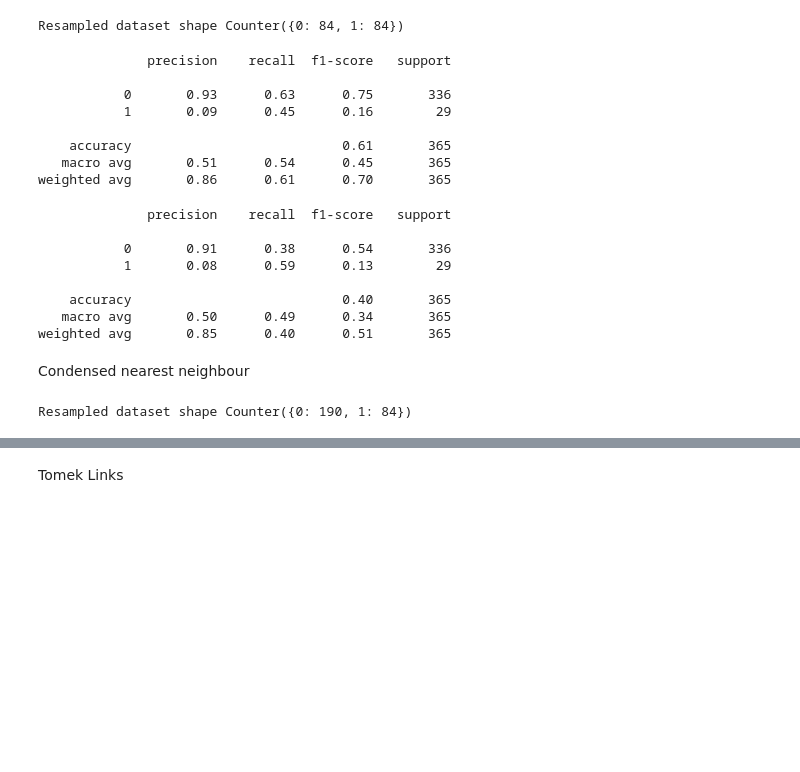
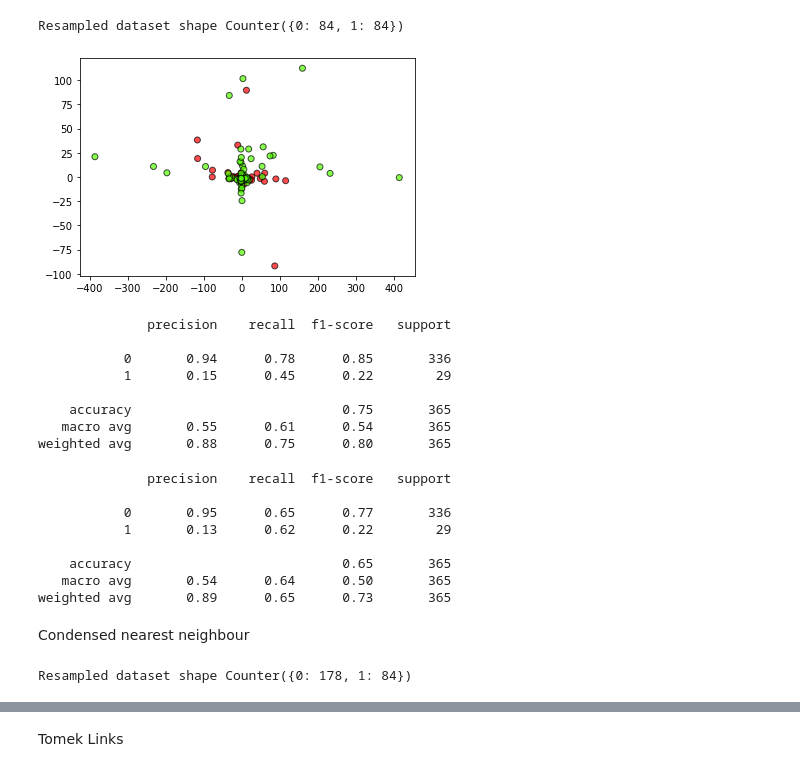
Before and after one commit to Diabelny/Data-Mining-2, a Jupyter notebook: ImbalancingEmotionalIntensity.ipynb, the cells around one changed output, grey strips where cells are left out. Drawn from its saved outputs; the diff is of its cells as text; code cells hidden in the pictures; blank space fills up the shorter version.

```diff
--- a/ImbalancingEmotionalIntensity.ipynb
+++ b/ImbalancingEmotionalIntensity.ipynb
@@ -31,12 +31,12 @@ df_test=pd.read_csv("./Dataset_prepared/Prepared_test.csv")
 # %%
 df_train.drop('actor',axis=1,inplace=True)
 df_train.drop('filename',axis=1,inplace=True)
-df_train.drop('Unnamed: 0',axis=1,inplace=True)
+#df_train.drop('Unnamed: 0',axis=1,inplace=True)
 
 
 df_test.drop('actor',axis=1,inplace=True)
 df_test.drop('filename',axis=1,inplace=True)
-df_test.drop('Unnamed: 0',axis=1,inplace=True)
+#df_test.drop('Unnamed: 0',axis=1,inplace=True)
 # %%
 df_train.head()
 # %% [output]
@@ -328,0 +333,17 @@ weighted avg       0.86      0.90      0.88       365
+# %%
+clf = DecisionTreeClassifier(max_depth=15,min_samples_leaf=10,min_samples_split=15)
+clf.fit(X_train, y_train)
+
+def adjusted_predict(X, thr=0.5):
+    y_score = clf.predict_proba(X_test)[:, 1]
+    return np.array([1 if y > thr else 0 for y in y_score])
+
+y_pred = adjusted_predict(X_test, thr=0.9)
+
+print('Accuracy %s' % accuracy_score(y_test, y_pred))
+print('F1-score %s' % f1_score(y_test, y_pred, average=None))
+print(classification_report(y_test, y_pred))
+
+y_score = clf.predict_proba(X_test)
+fpr, tpr, thr = roc_curve(y_test, y_score[:, 1])
+roc_auc = auc(fpr, tpr)
@@ -337,6 +369,15 @@ X_res, y_res = rus.fit_resample(X_train, y_train)
 print('Resampled dataset shape %s' % Counter(y_res))
 # %% [output]
 Resampled dataset shape Counter({0: 84, 1: 84})
+# %%
+pca = PCA(n_components=2)
+pca.fit(X_train)
+X_pca = pca.transform(X_res)
+
+plt.scatter(X_pca[:, 0], X_pca[:, 1], c=y_res, cmap=plt.cm.prism, edgecolor='k', alpha=0.7)
+plt.show()
+# %% [output]
+[figure, added]
 # %%
 classifier = learner_KNN.fit(X_res, y_res)
 predictions = classifier.predict(X_test)
@@ -344,12 +385,12 @@ print(classification_report(y_test,predictions))
 # %% [output]
               precision    recall  f1-score   support
 
-           0       0.93      0.63      0.75       336
-           1       0.09      0.45      0.16        29
+           0       0.94      0.78      0.85       336
+           1       0.15      0.45      0.22        29
 
-    accuracy                           0.61       365
-   macro avg       0.51      0.54      0.45       365
-weighted avg       0.86      0.61      0.70       365
+    accuracy                           0.75       365
+   macro avg       0.55      0.61      0.54       365
+weighted avg       0.88      0.75      0.80       365
 # %%
 classifier = learner_DT.fit(X_res, y_res)
 predictions = classifier.predict(X_test)
@@ -357,12 +398,12 @@ print(classification_report(y_test,predictions))
 # %% [output]
               precision    recall  f1-score   support
 
-           0       0.91      0.38      0.54       336
-           1       0.08      0.59      0.13        29
+           0       0.95      0.65      0.77       336
+           1       0.13      0.62      0.22        29
 
-    accuracy                           0.40       365
-   macro avg       0.50      0.49      0.34       365
-weighted avg       0.85      0.40      0.51       365
+    accuracy                           0.65       365
+   macro avg       0.54      0.64      0.50       365
+weighted avg       0.89      0.65      0.73       365
 # %% [markdown]
 Condensed nearest neighbour
 # %%
@@ -373,4 +414,4 @@ cnn = CondensedNearestNeighbour(random_state=42, n_jobs = -1)
 X_res, y_res = cnn.fit_resample(X_train, y_train)
 print('Resampled dataset shape %s' % Counter(y_res))
 # %% [output]
-Resampled dataset shape Counter({0: 190, 1: 84})
+Resampled dataset shape Counter({0: 178, 1: 84})
```
Also changed, not shown: parts of 32 cells of this notebook.
